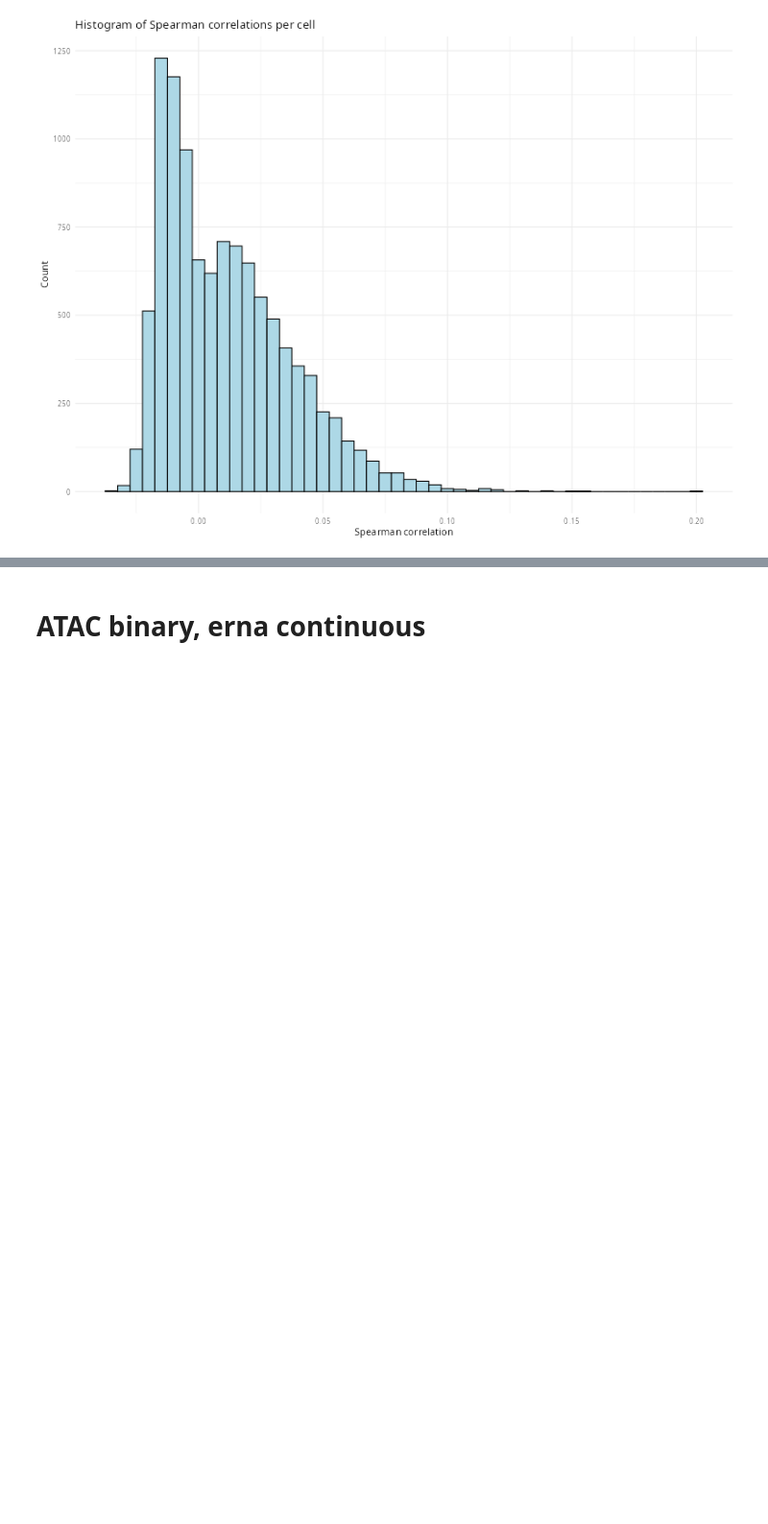
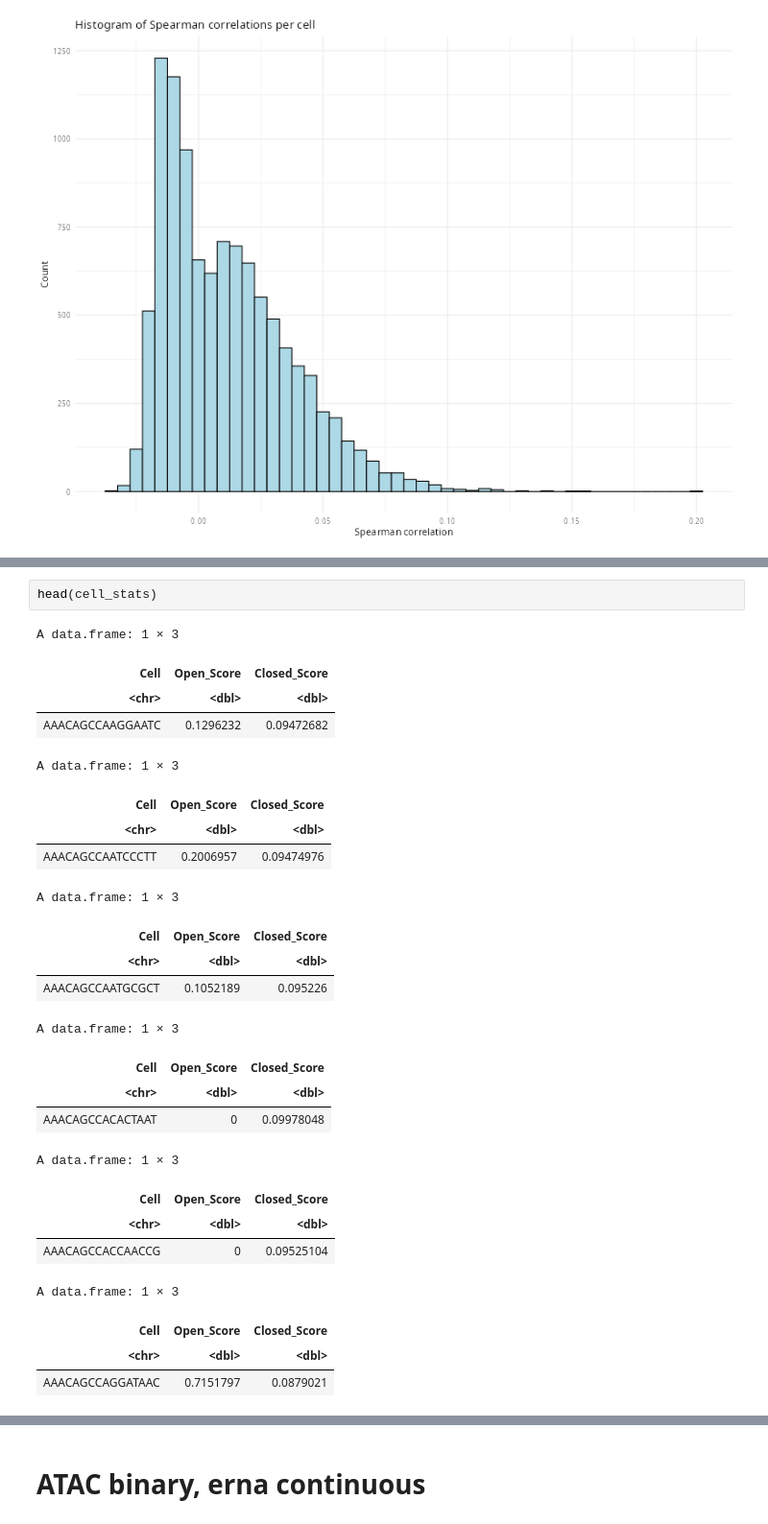
Before and after one commit to avishai987/eRNA, a Jupyter notebook: scripts/PBMC_10K/analyze_by_ATAC.ipynb, the cells around one changed output, grey strips where cells are left out. Shown at 96% size. Cells and saved outputs as stored; diff of their text form; blank space fills up the shorter version.

```diff
--- a/scripts/PBMC_10K/analyze_by_ATAC.ipynb
+++ b/scripts/PBMC_10K/analyze_by_ATAC.ipynb
@@ -237,0 +327,27 @@ p
+# %%
+head(cell_stats)
+# %% [output]
+A data.frame: 1 × 3
+| Cell | Open_Score | Closed_Score |
+| <chr> | <dbl> | <dbl> |
+| AAACAGCCAAGGAATC | 0.1296232 | 0.09472682 |
+A data.frame: 1 × 3
+| Cell | Open_Score | Closed_Score |
+| <chr> | <dbl> | <dbl> |
+| AAACAGCCAATCCCTT | 0.2006957 | 0.09474976 |
+A data.frame: 1 × 3
+| Cell | Open_Score | Closed_Score |
+| <chr> | <dbl> | <dbl> |
+| AAACAGCCAATGCGCT | 0.1052189 | 0.095226 |
+A data.frame: 1 × 3
+| Cell | Open_Score | Closed_Score |
+| <chr> | <dbl> | <dbl> |
+| AAACAGCCACACTAAT | 0 | 0.09978048 |
+A data.frame: 1 × 3
+| Cell | Open_Score | Closed_Score |
+| <chr> | <dbl> | <dbl> |
+| AAACAGCCACCAACCG | 0 | 0.09525104 |
+A data.frame: 1 × 3
+| Cell | Open_Score | Closed_Score |
+| <chr> | <dbl> | <dbl> |
+| AAACAGCCAGGATAAC | 0.7151797 | 0.0879021 |
```
Also changed, not shown: parts of 33 cells of this notebook.
